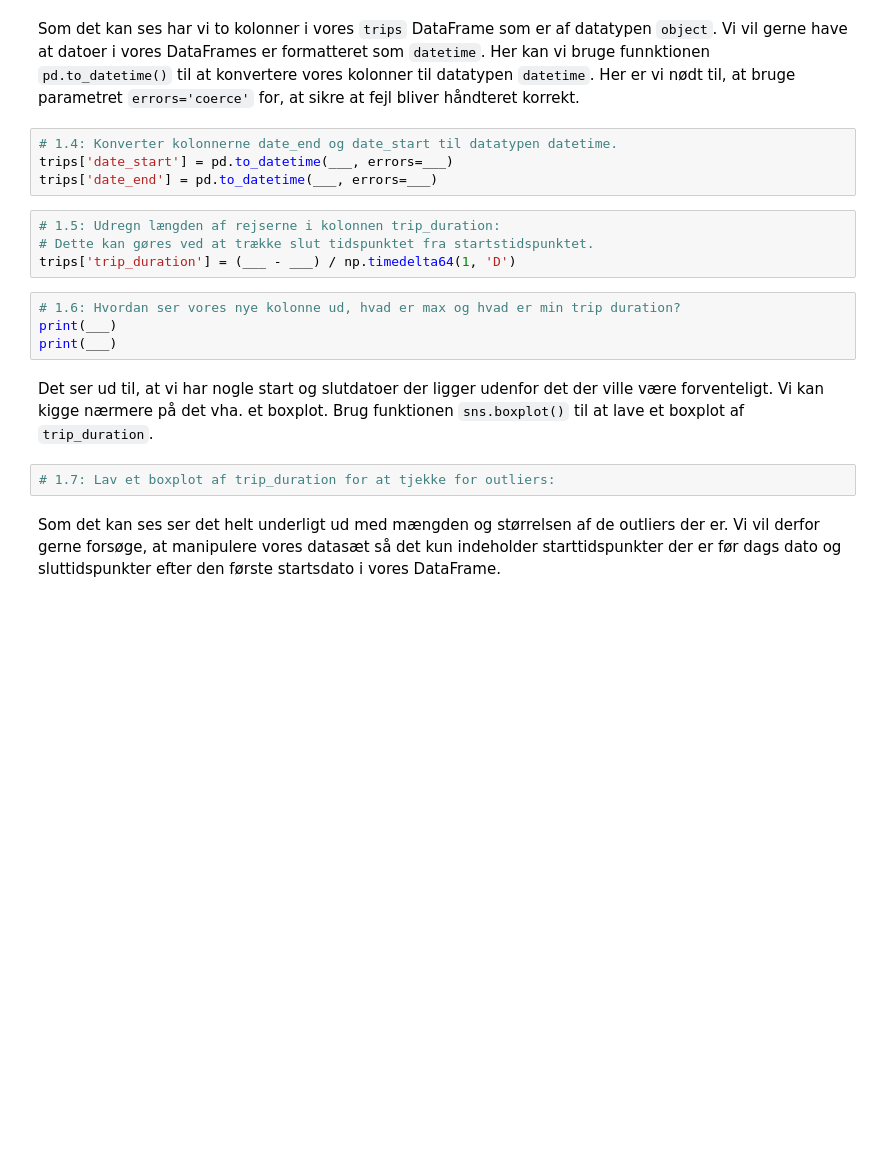
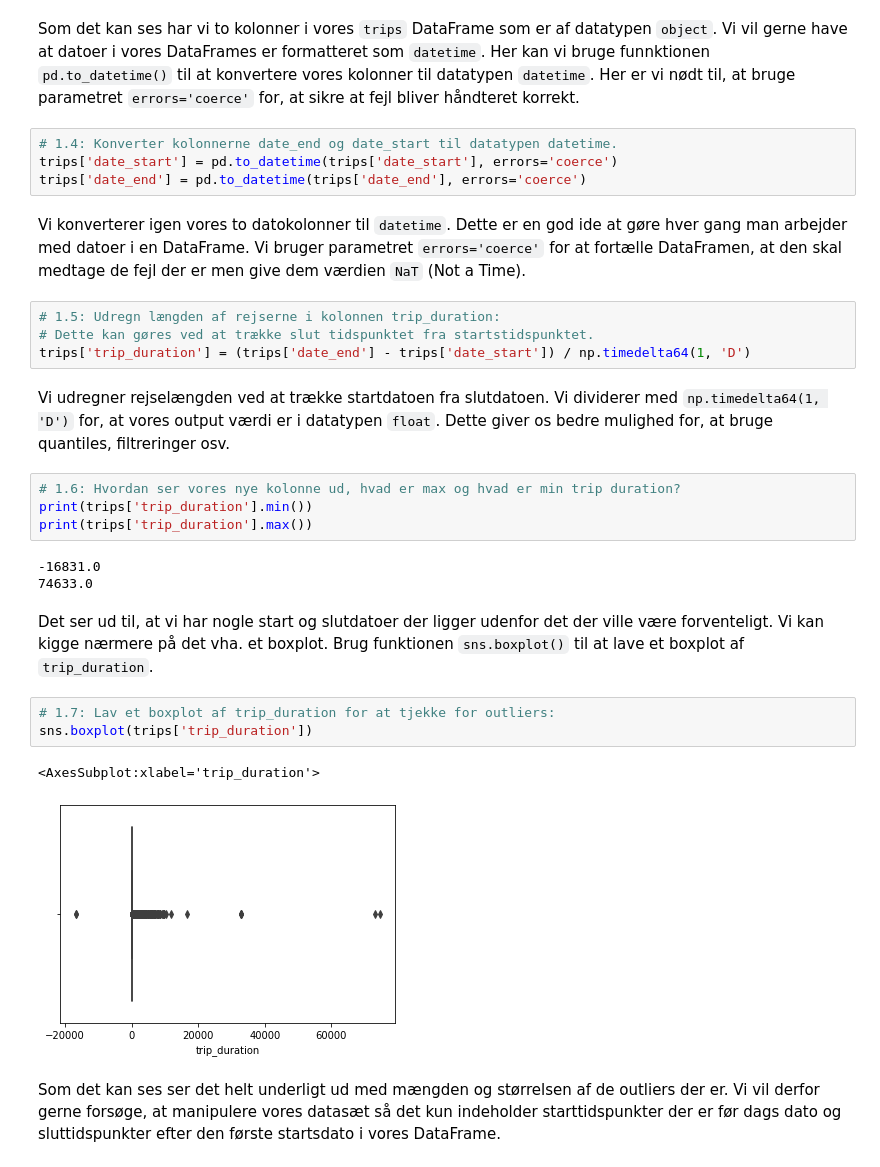
Before and after one commit to RJuro/AS2021, a Jupyter notebook: Øvelse 4 - Digital Nomads.ipynb, the cells around one changed output. Cells and saved outputs as stored; diff of their text form; blank space fills up the shorter version.

```diff
--- a/Øvelse 4 - Digital Nomads.ipynb
+++ b/Øvelse 4 - Digital Nomads.ipynb
@@ -29,20 +57,31 @@ country = pd.DataFrame(country_data)
 Som det kan ses har vi to kolonner i vores `trips` DataFrame som er af datatypen `object`. Vi vil gerne have at datoer i vores DataFrames er formatteret som `datetime`. Her kan vi bruge funnktionen `pd.to_datetime()` til at konvertere vores kolonner til datatypen `datetime`. Her er vi nødt til, at bruge parametret `errors='coerce'` for, at sikre at fejl bliver håndteret korrekt.
 # %%
 # 1.4: Konverter kolonnerne date_end og date_start til datatypen datetime.
-trips['date_start'] = pd.to_datetime(___, errors=___)
-trips['date_end'] = pd.to_datetime(___, errors=___)
+trips['date_start'] = pd.to_datetime(trips['date_start'], errors='coerce')
+trips['date_end'] = pd.to_datetime(trips['date_end'], errors='coerce')
+# %% [markdown]
+Vi konverterer igen vores to datokolonner til `datetime`. Dette er en god ide at gøre hver gang man arbejder med datoer i en DataFrame. Vi bruger parametret `errors='coerce'` for at fortælle DataFramen, at den skal medtage de fejl der er men give dem værdien `NaT` (Not a Time).
 # %%
 # 1.5: Udregn længden af rejserne i kolonnen trip_duration:
 # Dette kan gøres ved at trække slut tidspunktet fra startstidspunktet.
-trips['trip_duration'] = (___ - ___) / np.timedelta64(1, 'D')
+trips['trip_duration'] = (trips['date_end'] - trips['date_start']) / np.timedelta64(1, 'D')
+# %% [markdown]
+Vi udregner rejselængden ved at trække startdatoen fra slutdatoen. Vi dividerer med `np.timedelta64(1, 'D')` for, at vores output værdi er i datatypen `float`. Dette giver os bedre mulighed for, at bruge quantiles, filtreringer osv.
 # %%
 # 1.6: Hvordan ser vores nye kolonne ud, hvad er max og hvad er min trip duration?
-print(___)
-print(___)
+print(trips['trip_duration'].min())
+print(trips['trip_duration'].max())
+# %% [output]
+-16831.0
+74633.0
 # %% [markdown]
 Det ser ud til, at vi har nogle start og slutdatoer der ligger udenfor det der ville være forventeligt. Vi kan kigge nærmere på det vha. et boxplot. Brug funktionen `sns.boxplot()` til at lave et boxplot af `trip_duration`.
 # %%
 # 1.7: Lav et boxplot af trip_duration for at tjekke for outliers:
+sns.boxplot(trips['trip_duration'])
+# %% [output]
+<AxesSubplot:xlabel='trip_duration'>
+[figure, added]
 # %% [markdown]
 Som det kan ses ser det helt underligt ud med mængden og størrelsen af de outliers der er. Vi vil derfor gerne forsøge, at manipulere vores datasæt så det kun indeholder starttidspunkter der er før dags dato og sluttidspunkter efter den første startsdato i vores DataFrame.
 # %%
```
Also changed, not shown: parts of 28 cells of this notebook.
